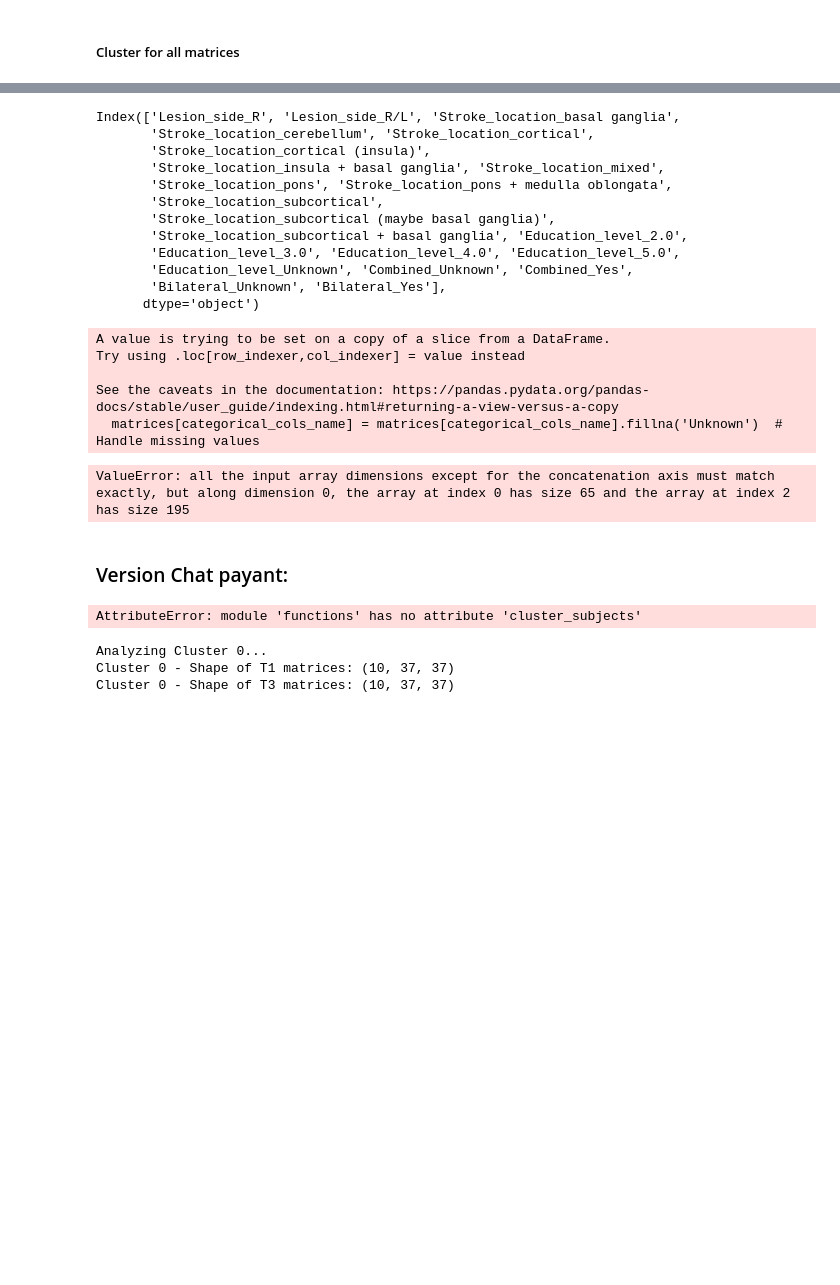
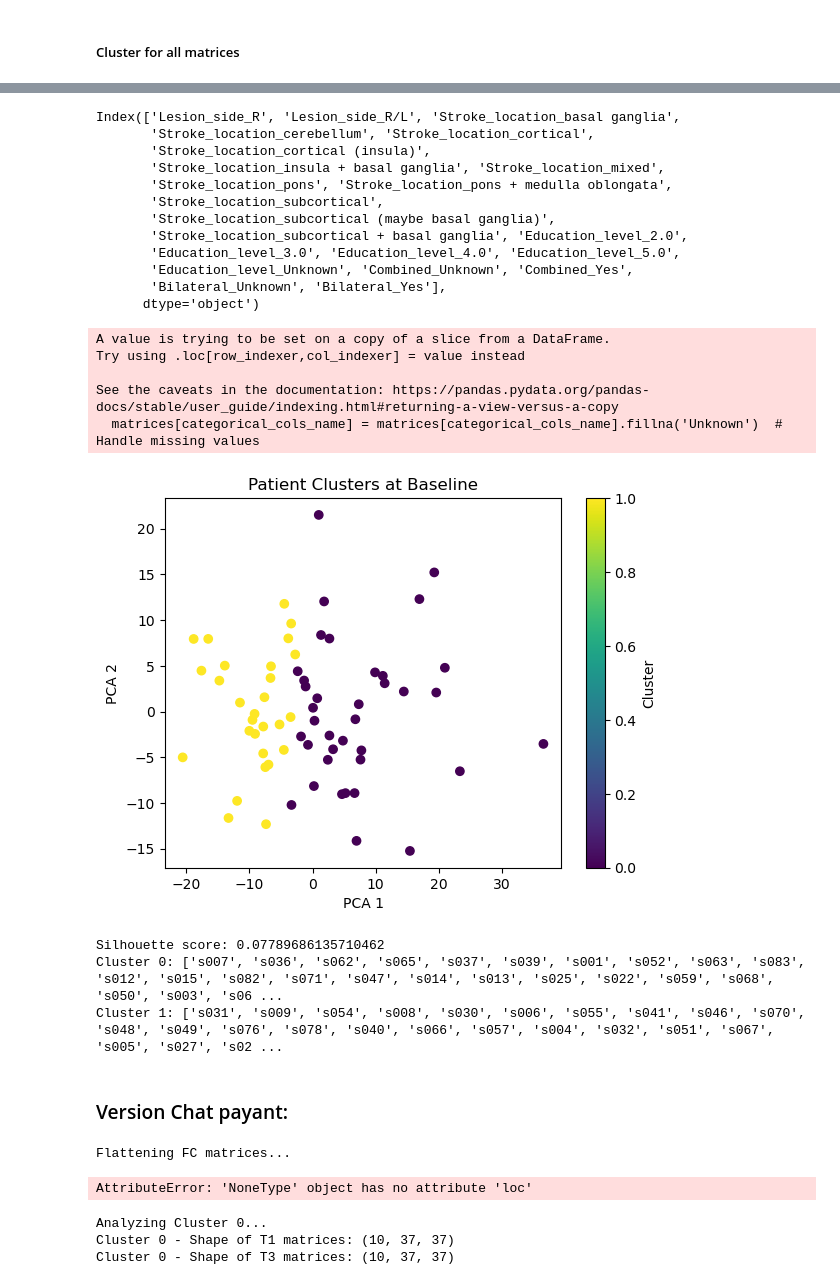
Before and after one commit to maylismlr/uphummel_MA4, a Jupyter notebook: clustering.ipynb, the cells around one changed output, grey strips where cells are left out. Saved outputs shown, nothing was run; the diff lists cells and outputs as text; code cells hidden in the pictures; blank space fills up the shorter version.

Commit message:
still cluster, handling nan

```diff
--- a/clustering.ipynb
+++ b/clustering.ipynb
@@ -244,31 +108,34 @@ Cluster 3: ['s007', 's031', 's036', 's062', 's065', 's054', 's008', 's037', 's00
 # %%
-t1_t4_matrices_labeled = functions.cluster_and_plot(t1_t4_matrices, numerical_cols_names= numerical_cols, categorical_cols_name=categorical_cols, clusters=2)
+t1_t3_matrices_labeled = functions.cluster_and_plot(t1_t3_matrices, numerical_cols_names= numerical_cols, categorical_cols_name=categorical_cols, clusters=2)
 # %% [output]
 Index(['Lesion_side_R', 'Lesion_side_R/L', 'Stroke_location_basal ganglia',
        'Stroke_location_cerebellum', 'Stroke_location_cortical',
        'Stroke_location_cortical (insula)',
        'Stroke_location_insula + basal ganglia', 'Stroke_location_mixed',
        'Stroke_location_pons', 'Stroke_location_pons + medulla oblongata',
        'Stroke_location_subcortical',
        'Stroke_location_subcortical (maybe basal ganglia)',
        'Stroke_location_subcortical + basal ganglia', 'Education_level_2.0',
        'Education_level_3.0', 'Education_level_4.0', 'Education_level_5.0',
        'Education_level_Unknown', 'Combined_Unknown', 'Combined_Yes',
        'Bilateral_Unknown', 'Bilateral_Yes'],
       dtype='object')
 A value is trying to be set on a copy of a slice from a DataFrame.
 Try using .loc[row_indexer,col_indexer] = value instead
 
 See the caveats in the documentation: https://pandas.pydata.org/pandas-docs/stable/user_guide/indexing.html#returning-a-view-versus-a-copy
   matrices[categorical_cols_name] = matrices[categorical_cols_name].fillna('Unknown')  # Handle missing values
+[figure, added]
-ValueError: all the input array dimensions except for the concatenation axis must match exactly, but along dimension 0, the array at index 0 has size 65 and the array at index 2 has size 195
+Silhouette score: 0.07789686135710462
+Cluster 0: ['s007', 's036', 's062', 's065', 's037', 's039', 's001', 's052', 's063', 's083', 's012', 's015', 's082', 's071', 's047', 's014', 's013', 's025', 's022', 's059', 's068', 's050', 's003', 's06 ...
+Cluster 1: ['s031', 's009', 's054', 's008', 's030', 's006', 's055', 's041', 's046', 's070', 's048', 's049', 's076', 's078', 's040', 's066', 's057', 's004', 's032', 's051', 's067', 's005', 's027', 's02 ...
 # %% [markdown]
 ### Version Chat payant:
 # %%
 selected_rois_labels = [362, 363, 364, 367, 371, 372, 373, 376]
 
 clusters, silhouette_scores, pca_features, scaler, pca, all_features, feature_names = functions.cluster_subjects(
-    t1_t3_matched,
+    t1_t3_matrices,
     selected_rois_labels,
     matrix_column='T1_matrix',
     numerical_cols=numerical_cols,
@@ -278,8 +145,10 @@ clusters, silhouette_scores, pca_features, scaler, pca, all_features, feature_na
 t1_t3_matched['cluster'] = clusters
 
 importance_df = functions.compute_feature_importance(all_features, clusters, feature_names)
+t1_t3_matched
 # %% [output]
-AttributeError: module 'functions' has no attribute 'cluster_subjects'
+Flattening FC matrices...
+AttributeError: 'NoneType' object has no attribute 'loc'
 # %%
 results = functions.get_sig_matrix(t1_t3_matched, rois, correction=False, alpha=0.05, cluster=True)
 # %% [output]
```
Also changed, not shown: parts of 4 cells of this notebook, 1 other file.
